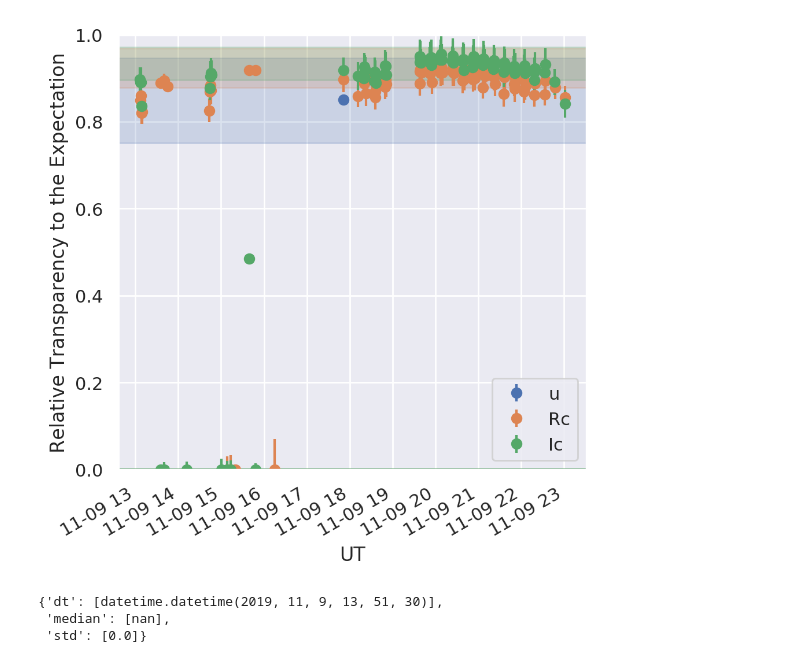
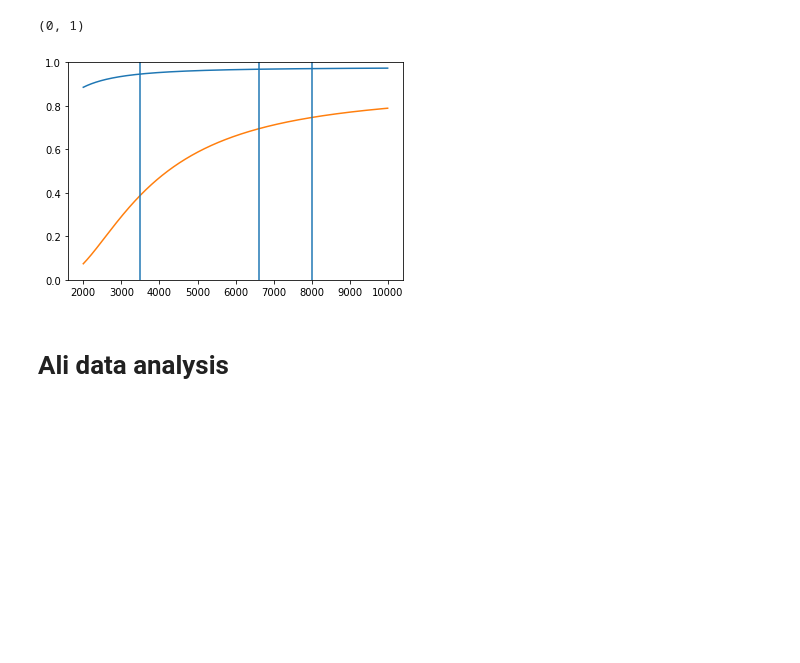
Before and after one commit to youtsumi/HinOTORINotebooks, a Jupyter notebook: HinOTORITransmission.ipynb, the cells around one changed output. Saved outputs shown, nothing was run; the diff lists cells and outputs as text; code cells hidden in the pictures; blank space fills up the shorter version.

```diff
--- a/HinOTORITransmission.ipynb
+++ b/HinOTORITransmission.ipynb
@@ -237,24 +254,59 @@ lam = {
 # %%
-fig = pylab.figure(figsize=(5,5),dpi=200)
-for key in ["u","Rc","Ic"]:
-    x = result[key]["dt"]
-    y = numpy.array(result[key]["median"])
-    yerr = numpy.array(result[key]["std"])
-    data = pylab.errorbar(x,y/glassbanketc[key],yerr=yerr/glassbanketc[key],fmt="o",label=key)
-    pylab.axhline(color=data[0].get_color())
-    pylab.axhspan(R(lam[key],1.),R(lam[key],3.),alpha=0.2,color=data[0].get_color())
+def mkplot( result, site, target, year, air ):
+    obstime = []
+    ra = []
+    dec = []
+    for afile in glob.glob(target):
+        with fits.open(afile) as fh:
+            header = fh[0].header
+            obstime.append(parse("{}T{} UT ".format(header["DATE-OBS"],header["UT"])))
+            ra  = header["RA"]
+            dec = header["DEC"]
 
-pylab.ylim(0,1)
-pylab.legend()
-pylab.ylabel("Relative Transparency to the Expectation")
-pylab.xlabel("UT")
-fig.autofmt_xdate()
-pylab.tight_layout()
+    aa_frame = coord.AltAz(
+        obstime=obstime,
+        location=site)
+    ret = SkyCoord(ra,dec,unit=("hour","deg")).transform_to(aa_frame)
+
+    fig = pylab.figure(figsize=(5,5),dpi=200)
+    sub=pylab.subplot(211)
+    pylab.subplots_adjust(top=1.3,hspace=0)
+    for key in ["u","Rc","Ic"]:
+        try:
+            x = numpy.array(result[key]["dt"])
+            y = numpy.array(result[key]["median"])/air
+            yerr = numpy.array(result[key]["std"])
+            cond = numpy.where(((yerr/y)<.15)&(y>0.1))
+            data = pylab.errorbar(
+                x[cond],
+                (y/glassbanketc[key])[cond],
+                yerr=(yerr/glassbanketc[key])[cond],
+                fmt="o",label=key)
+            pylab.axhline(1,color="k")
+            pylab.axhline(R(lam[key],year),color=data[0].get_color())
+            pylab.axhspan(R(lam[key],year-1),R(lam[key],year+1),alpha=0.2,color=data[0].get_color())
+        except:
+            traceback.print_exc()
+
+    pylab.ylim(0,1.2)
+    pylab.legend()
+    pylab.ylabel("Relative Transparency to the Expectation")
+    pylab.subplot(212,sharex=sub)
+    pylab.plot_date(ret.obstime.value, ret.alt)
+    pylab.ylabel("Altitude")
+    pylab.xlabel("UT")
+    pylab.ylim(0,90)
+    fig.autofmt_xdate()
+#pylab.tight_layout()
-# %% [output]
-[figure, removed]
-# %%
-result["u"]
-# %% [output]
-{'dt': [datetime.datetime(2019, 11, 9, 13, 51, 30)],
- 'median': [nan],
- 'std': [0.0]}
+# %%
+x = numpy.arange(2000,10000,10)
+for t in [1,6]:
+    pylab.plot(x,R(x,t))
+for x in lam.keys():
+    pylab.axvline(lam[x])
+pylab.ylim(0,1)
+# %% [output]
+(0, 1)
+[figure, added]
+# %% [markdown]
+# Ali data analysis
```
Also changed, not shown: parts of 33 cells of this notebook.
